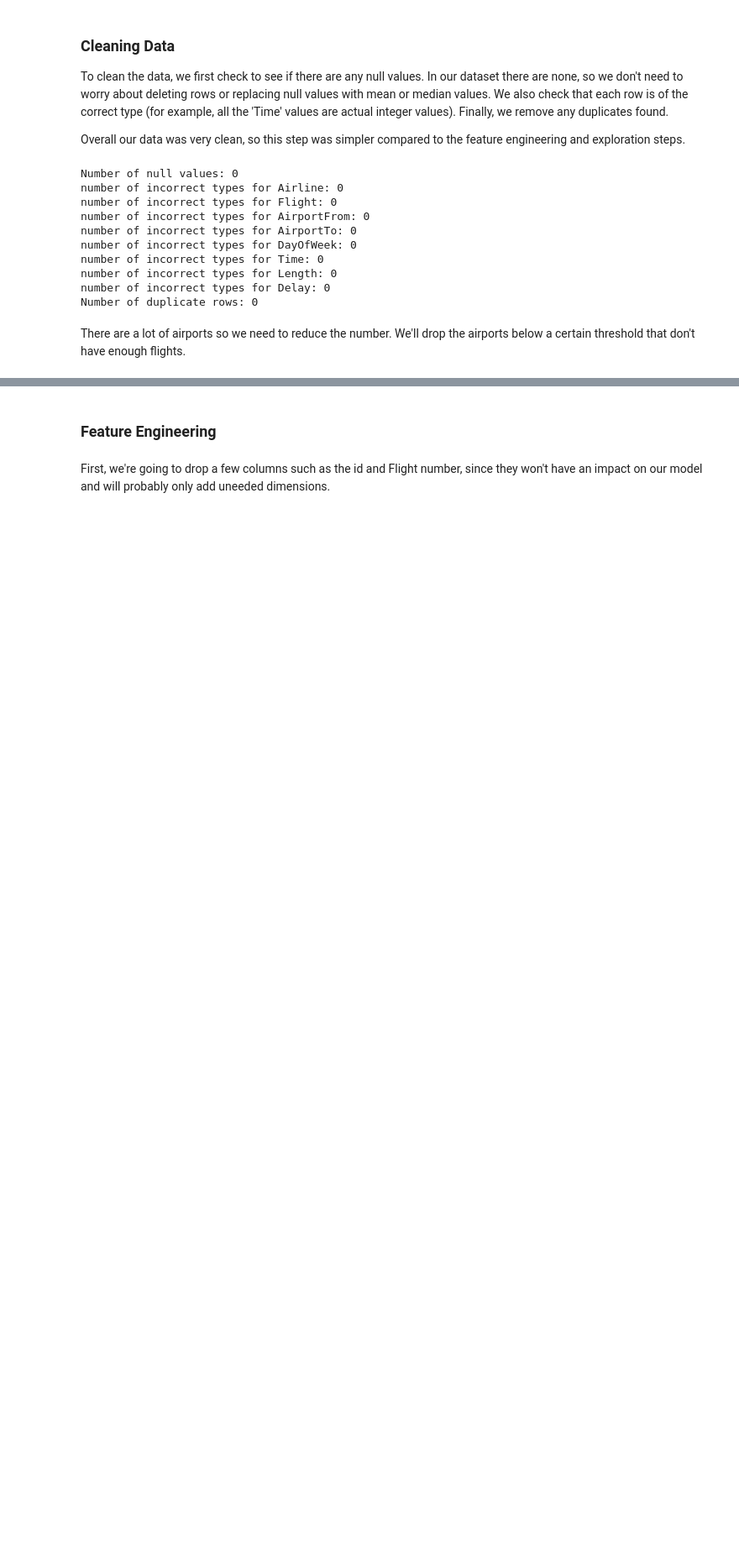
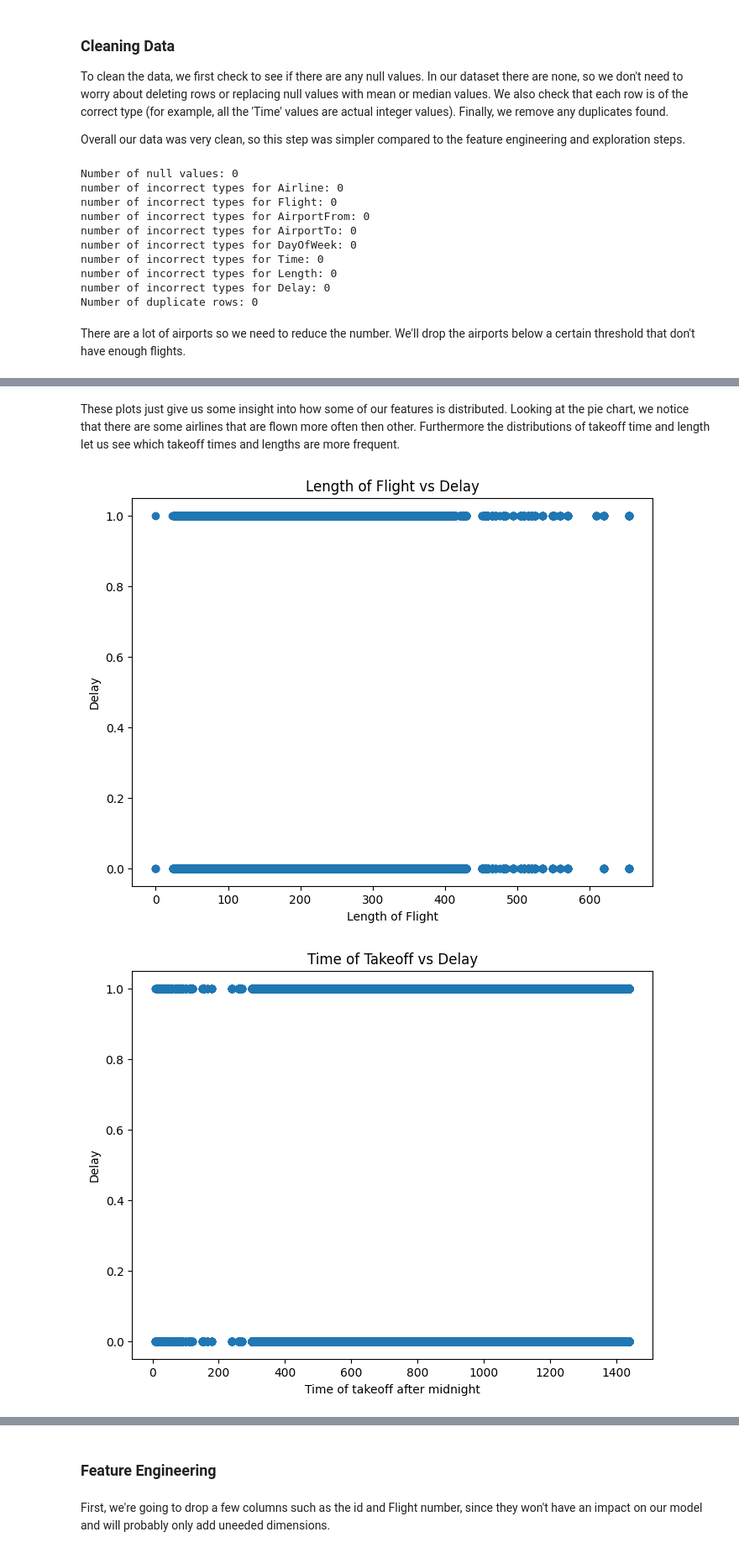
Before and after one commit to ArulTayal/MLProjectPlanes, a Jupyter notebook: planes.ipynb, the cells around one changed output, grey strips where cells are left out. Shown at 84% size. Saved outputs shown, nothing was run; the diff lists cells and outputs as text; code cells hidden in the pictures; blank space fills up the shorter version.

Commit message:
I think data exploration should be good now

```diff
--- a/planes.ipynb
+++ b/planes.ipynb
@@ -195 +188,23 @@ The mean takeoff time is 802.7289625368245 minutes after midnight
 [figure]
+# %% [markdown]
+These plots just give us some insight into how some of our features is distributed. Looking at the pie chart, we notice that there are some airlines that are flown more often then other. Furthermore the distributions of takeoff time and length let us see which takeoff times and lengths are more frequent.
+# %%
+length = data['Length']
+delay = data['Delay']
+plt.figure(figsize=(8, 6))
+plt.scatter(length, delay)
+plt.xlabel("Length of Flight")
+plt.ylabel("Delay")
+plt.title("Length of Flight vs Delay")
+plt.show()
+
+time = data['Time']
+plt.figure(figsize=(8, 6))
+plt.scatter(time, delay)
+plt.xlabel("Time of takeoff after midnight")
+plt.ylabel("Delay")
+plt.title("Time of Takeoff vs Delay")
+plt.show()
+# %% [output]
+[figure, added]
+[figure, added]
```
Also changed, not shown: parts of 14 cells of this notebook.
